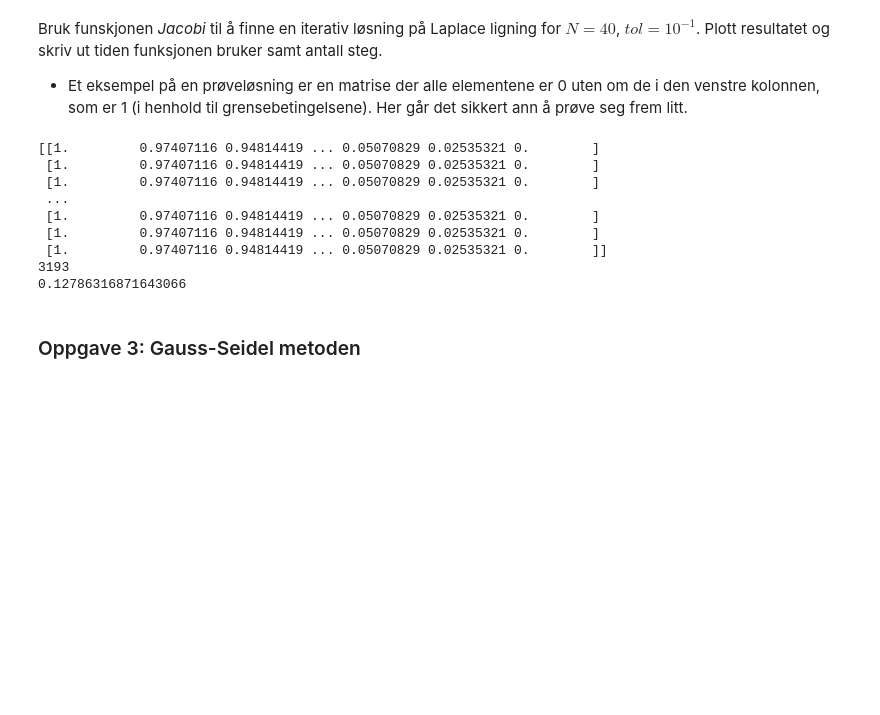
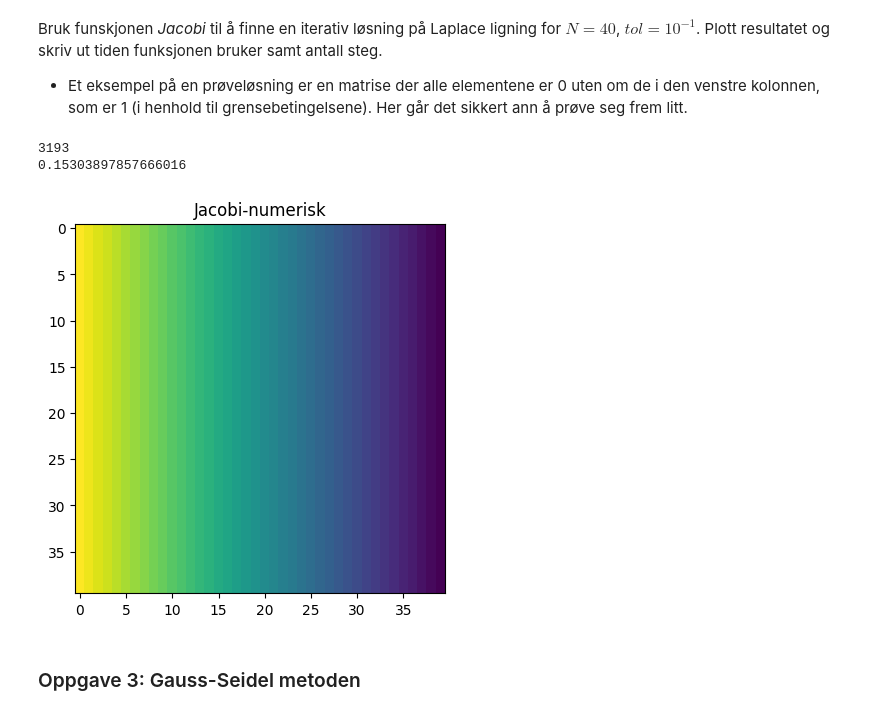
Before and after one commit to tncrdk/ELMAG, a Jupyter notebook: Numerisk-Oving/Oving5/Ex2-LaplaceLigningen.ipynb, the cells around one changed output. Cells and saved outputs as stored; diff of their text form; code cells hidden in the pictures; blank space fills up the shorter version.

Commit message:
oving 5 (numerisk oving) ferdig

```diff
--- a/Numerisk-Oving/Oving5/Ex2-LaplaceLigningen.ipynb
+++ b/Numerisk-Oving/Oving5/Ex2-LaplaceLigningen.ipynb
@@ -112,9 +112,6 @@ def Jacobi(V_0: np.ndarray, V: np.ndarray, N: int, tol: float) -> tuple[np.ndarr
     while norm > tol:
         V_0 = Jacobi_step(V_0, N)
         norm = np.linalg.norm(V_0-V)
-        t = time.time() - start_time
-        if t > 120:
-            return np.array([]), i, t
         i += 1
     tot_time = time.time() - start_time
     return V_0, i, tot_time
@@ -126,18 +123,14 @@ Bruk funskjonen <i>Jacobi</i> til å finne en iterativ løsning på Laplace lign
 # %%
 tol = 1E-1
 V0 = set_initial_values(np.zeros((N, N)))
 v_jacobi, iterations, tot_time = Jacobi(V0, v_analytic, N, tol)
-print(v_jacobi, iterations, tot_time, sep="\n")
+print(iterations)
+print(tot_time)
+plot_grid(v_jacobi, "Jacobi-numerisk")
 # %% [output]
-[[1.         0.97407116 0.94814419 ... 0.05070829 0.02535321 0.        ]
- [1.         0.97407116 0.94814419 ... 0.05070829 0.02535321 0.        ]
- [1.         0.97407116 0.94814419 ... 0.05070829 0.02535321 0.        ]
- ...
- [1.         0.97407116 0.94814419 ... 0.05070829 0.02535321 0.        ]
- [1.         0.97407116 0.94814419 ... 0.05070829 0.02535321 0.        ]
- [1.         0.97407116 0.94814419 ... 0.05070829 0.02535321 0.        ]]
 3193
-0.12786316871643066
+0.15303897857666016
+[figure, added]
 # %% [markdown]
 ### Oppgave 3: Gauss-Seidel metoden
 # %% [markdown]
```
Also changed, not shown: parts of 8 cells of this notebook, 3 other files.
